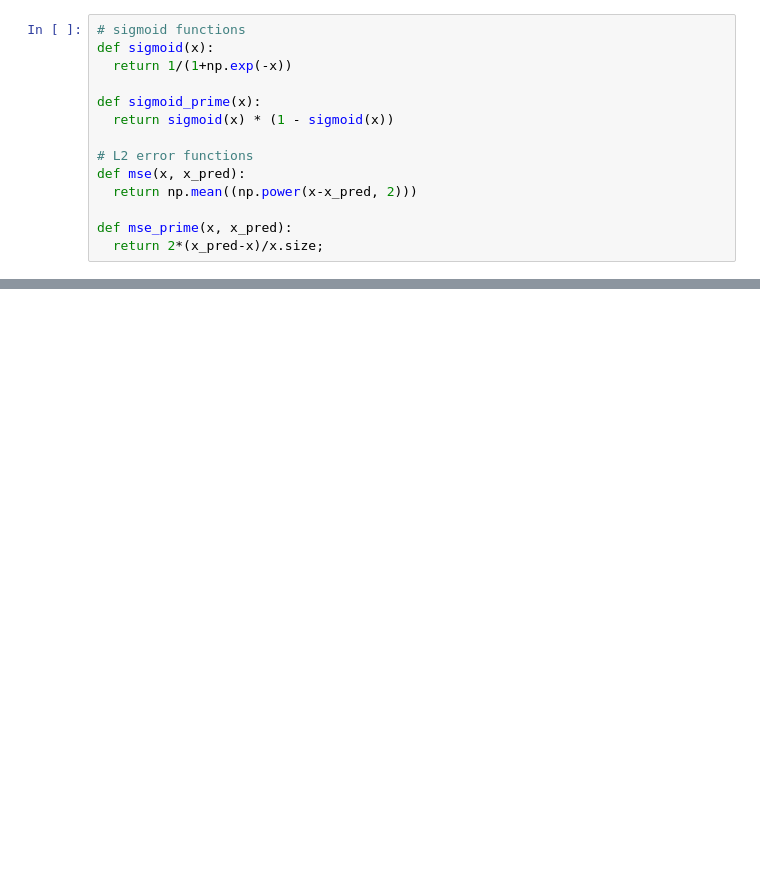
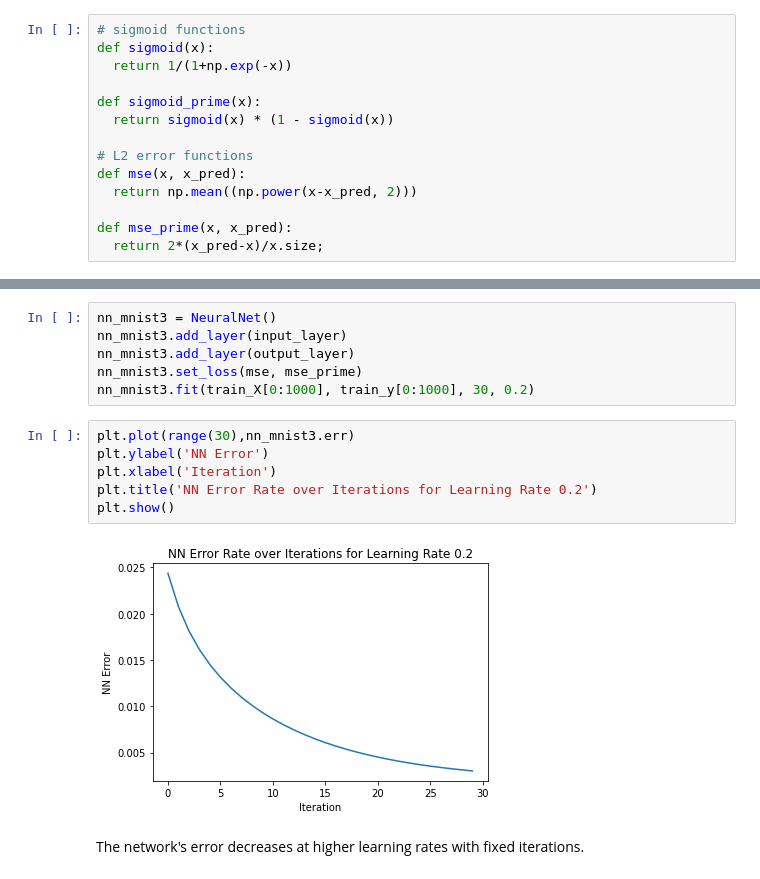
Before and after one commit to f1nn3g4n/SENG474, a Jupyter notebook: A2/V00908356_TobinF_01.ipynb, the cells around one changed output, grey strips where cells are left out. Drawn from its saved outputs; the diff is of its cells as text; blank space fills up the shorter version.

```diff
--- a/A2/V00908356_TobinF_01.ipynb
+++ b/A2/V00908356_TobinF_01.ipynb
@@ -233,0 +244,16 @@ print(type(check))
+# %%
+nn_mnist3 = NeuralNet()
+nn_mnist3.add_layer(input_layer)
+nn_mnist3.add_layer(output_layer)
+nn_mnist3.set_loss(mse, mse_prime)
+nn_mnist3.fit(train_X[0:1000], train_y[0:1000], 30, 0.2)
+# %%
+plt.plot(range(30),nn_mnist3.err)
+plt.ylabel('NN Error')
+plt.xlabel('Iteration')
+plt.title('NN Error Rate over Iterations for Learning Rate 0.2')
+plt.show()
+# %% [output]
+[figure, added]
+# %% [markdown]
+The network's error decreases at higher learning rates with fixed iterations.
```
Also changed, not shown: parts of 51 cells of this notebook, 8 other files.
